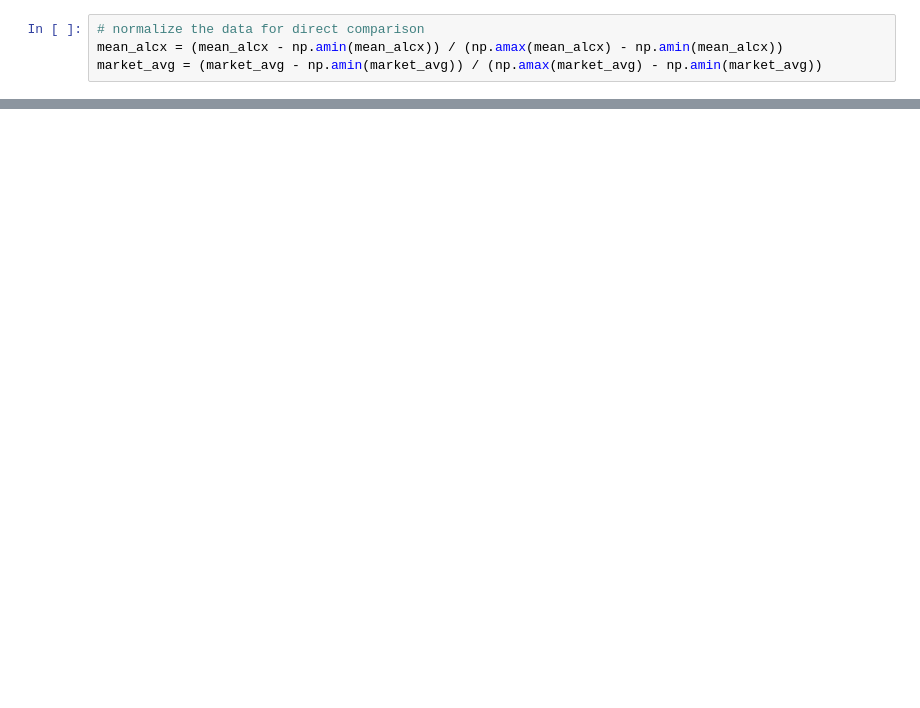
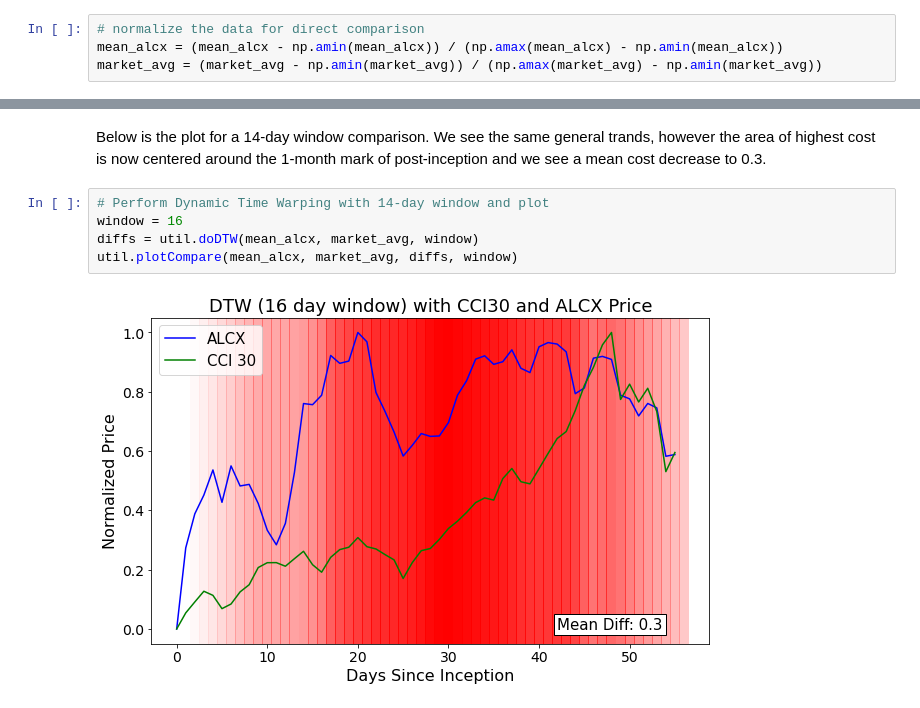
Before and after one commit to Dtradke/ALCX_3rd_Party_Data, a Jupyter notebook: ALCX_3rd_Party_Data.ipynb, the cells around one changed output, grey strips where cells are left out. Drawn from its saved outputs; the diff is of its cells as text; blank space fills up the shorter version.

```diff
--- a/ALCX_3rd_Party_Data.ipynb
+++ b/ALCX_3rd_Party_Data.ipynb
@@ -49,0 +87,9 @@ util.plotCompare(mean_alcx, market_avg, diffs, window)
+# %% [markdown]
+Below is the plot for a 14-day window comparison. We see the same general trands, however the area of highest cost is now centered around the 1-month mark of post-inception and we see a mean cost decrease to 0.3.
+# %%
+# Perform Dynamic Time Warping with 14-day window and plot
+window = 16
+diffs = util.doDTW(mean_alcx, market_avg, window)
+util.plotCompare(mean_alcx, market_avg, diffs, window)
+# %% [output]
+[figure, added]
```
Also changed, not shown: parts of 20 cells of this notebook, 3 other files.
